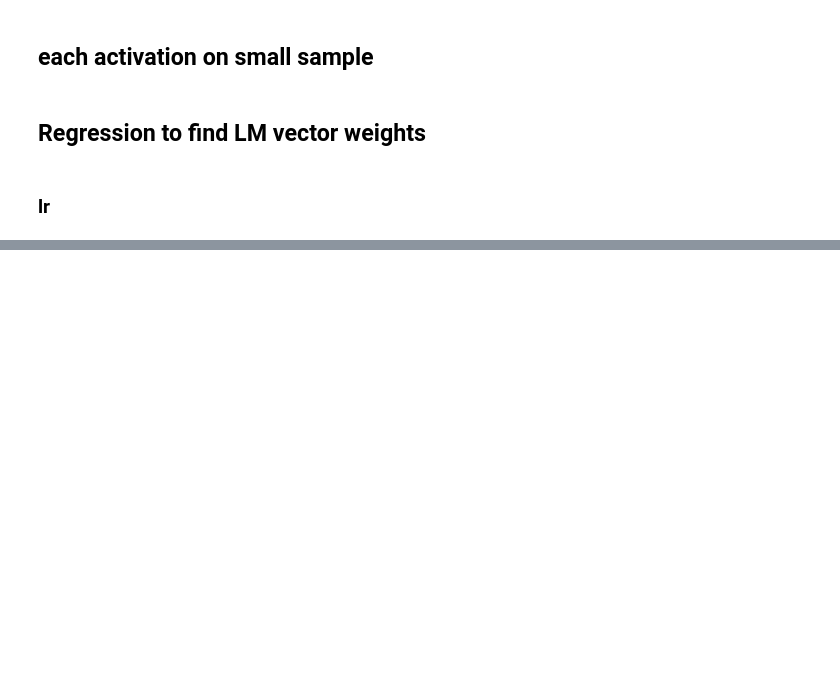
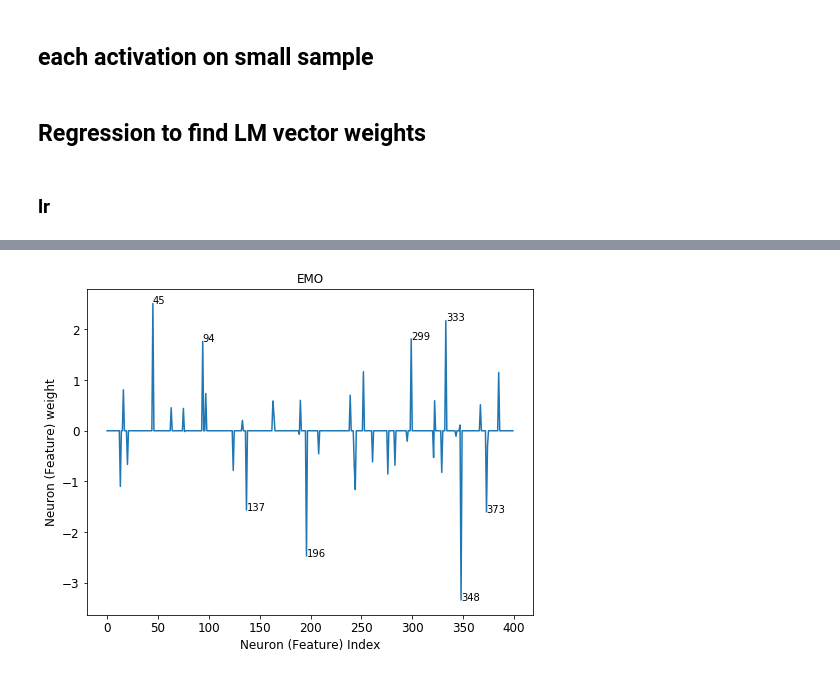
Before and after one commit to NadiaRom/state_per_word, a Jupyter notebook: check_activations_per_word.ipynb, the cells around one changed output, grey strips where cells are left out. Saved outputs shown, nothing was run; the diff lists cells and outputs as text; code cells hidden in the pictures; blank space fills up the shorter version.

```diff
--- a/check_activations_per_word.ipynb
+++ b/check_activations_per_word.ipynb
@@ -226,0 +239,6 @@ plt.show()
+# %%
+lr_emo = SGDClassifier(loss='log', penalty='l1', alpha=0.001, verbose=True)
+lr_arg = SGDClassifier(loss='log', penalty='l1', alpha=0.001, verbose=True)
+
+lr_emo.fit(np.vstack(ru_ann_trn.pred_vec.values)[:, :400], ru_ann_trn.is_emo)
+lr_arg.fit(np.vstack(ru_ann_trn.pred_vec.values)[:, :400], ru_ann_trn.is_arg)
@@ -226,0 +309,13 @@ plt.show()
+# %%
+plt.figure(figsize=(8,6))
+plt.tick_params(axis='both', which='major', labelsize=12)
+plt.plot(range(400), lr_emo.coef_.T)
+for i, c in enumerate(lr_emo.coef_.T):
+    if abs(c) > 1.5:
+        plt.text(i, c, f'{i % 400}')
+plt.xlabel('Neuron (Feature) Index', size=12)
+plt.ylabel('Neuron (Feature) weight', size=12)
+plt.title('EMO')
+plt.show()
+# %% [output]
+[figure, added]
```
Also changed, not shown: parts of 10 cells of this notebook.
